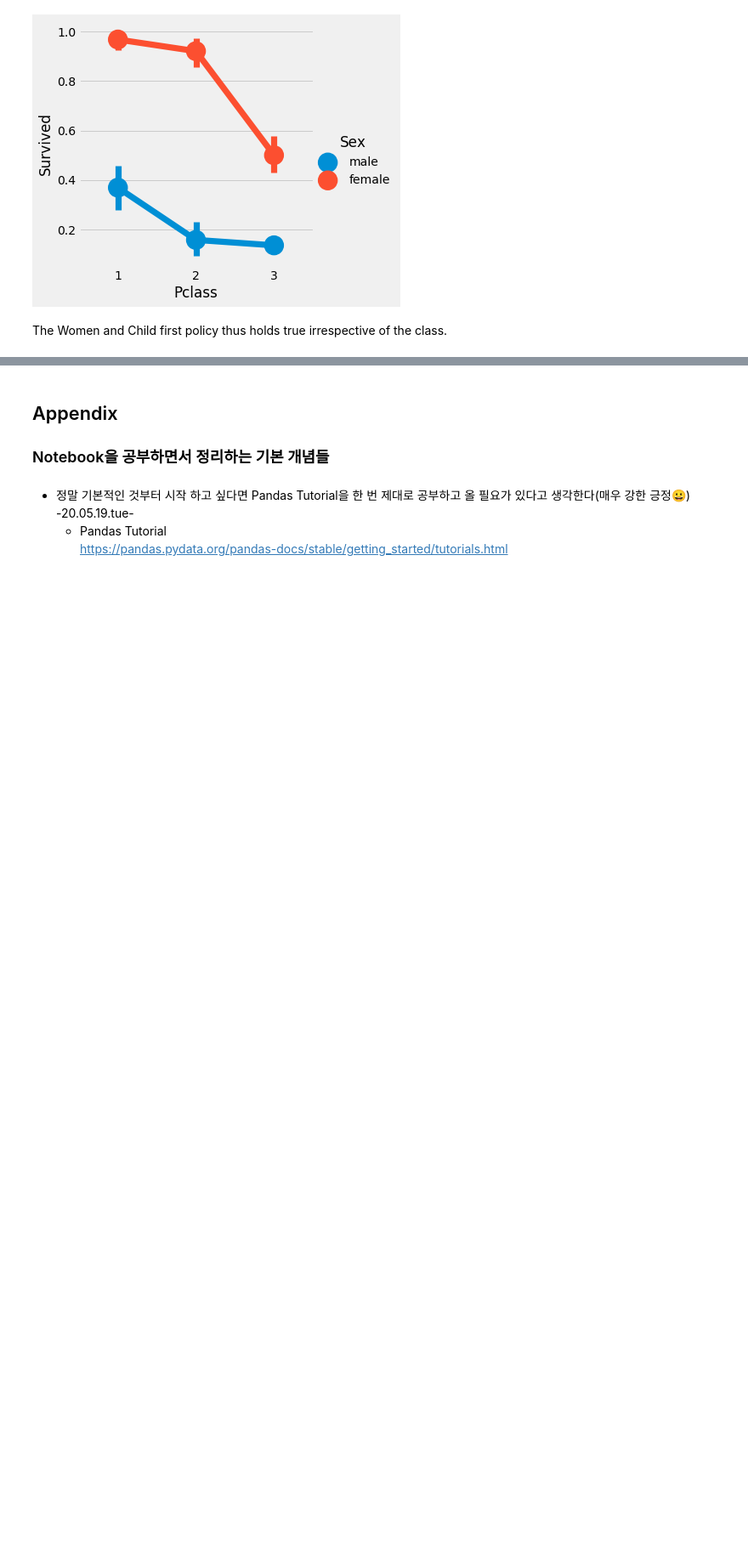
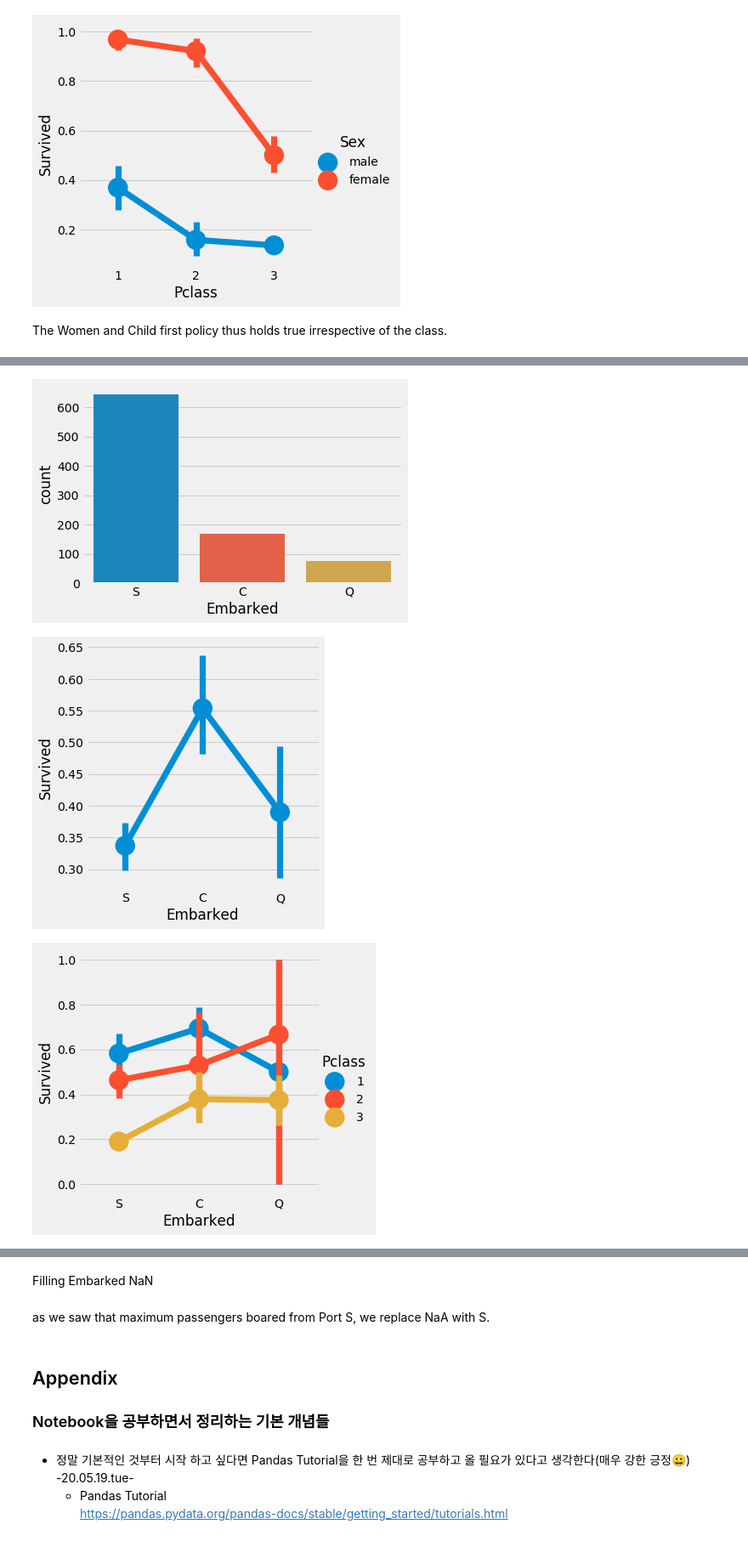
Before and after one commit to Steve-YJ/Explore-Kaggle, a Jupyter notebook: 01. Titanic/01. Kaggle-Titanic.ipynb, the cells around one changed output, grey strips where cells are left out. Shown: that part at 85% size. Drawn from its saved outputs; the diff is of its cells as text; code cells hidden in the pictures; blank space fills up the shorter version.

```diff
--- a/01. Titanic/01. Kaggle-Titanic.ipynb
+++ b/01. Titanic/01. Kaggle-Titanic.ipynb
@@ -609,0 +667,24 @@ The Women and Child first policy thus holds true irrespective of the class.
+# %%
+sns.countplot('Embarked', data=data)
+plt.show()
+
+sns.factorplot('Embarked',  'Survived', data=data)
+plt.show()
+
+
+sns.factorplot('Embarked',  'Survived' , hue='Pclass', data=data)
+plt.show()
+
+'''
+sns.factorplot('Pclass',  'Survived' , hue='Embarked', data=data)
+plt.show()
+'''
+# sns.factorplot('Pclass',  'Survived' , col='Embarked', data=data)
+# plt.show()
+
+sns.factorplot('Pclass',  'Survived' , hue='Sex', col='Embarked', data=data)
+plt.show()
+# %% [output]
+[figure, added]
+[figure, added]
+[figure, added]
@@ -609,0 +692,4 @@ The Women and Child first policy thus holds true irrespective of the class.
+# %% [markdown]
+Filling Embarked NaN
+# %% [markdown]
+as we saw that maximum passengers boared from Port S, we replace NaA with S.
```
Also changed, not shown: parts of 10 cells of this notebook.
